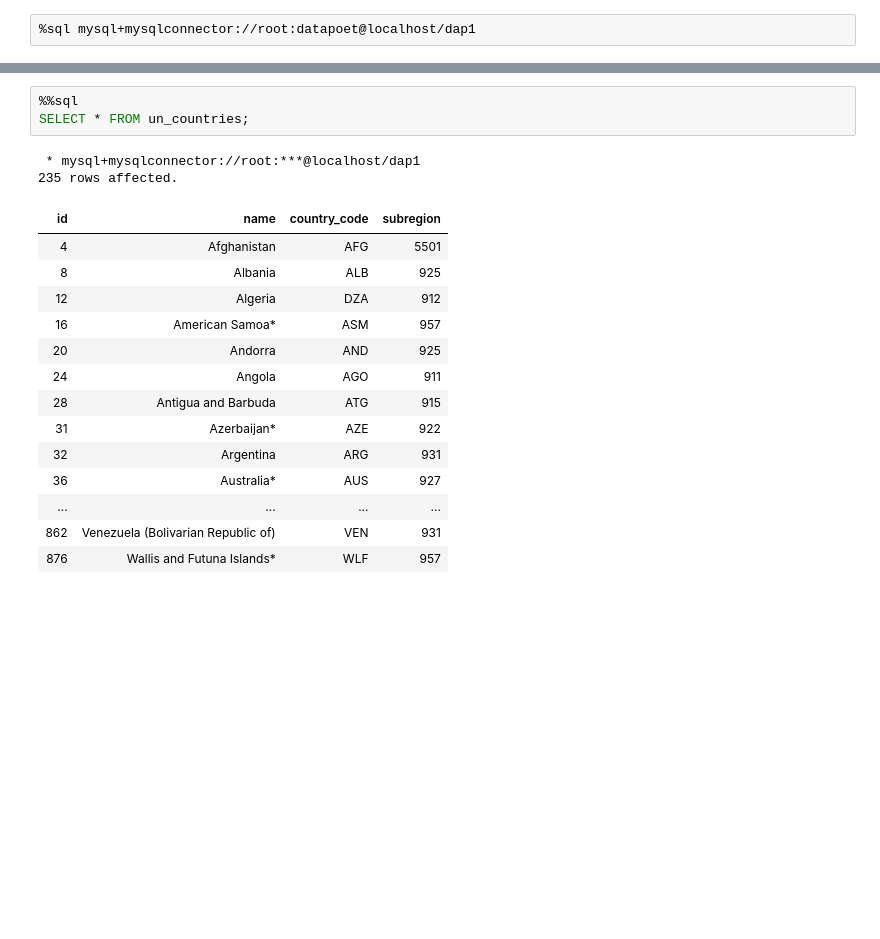
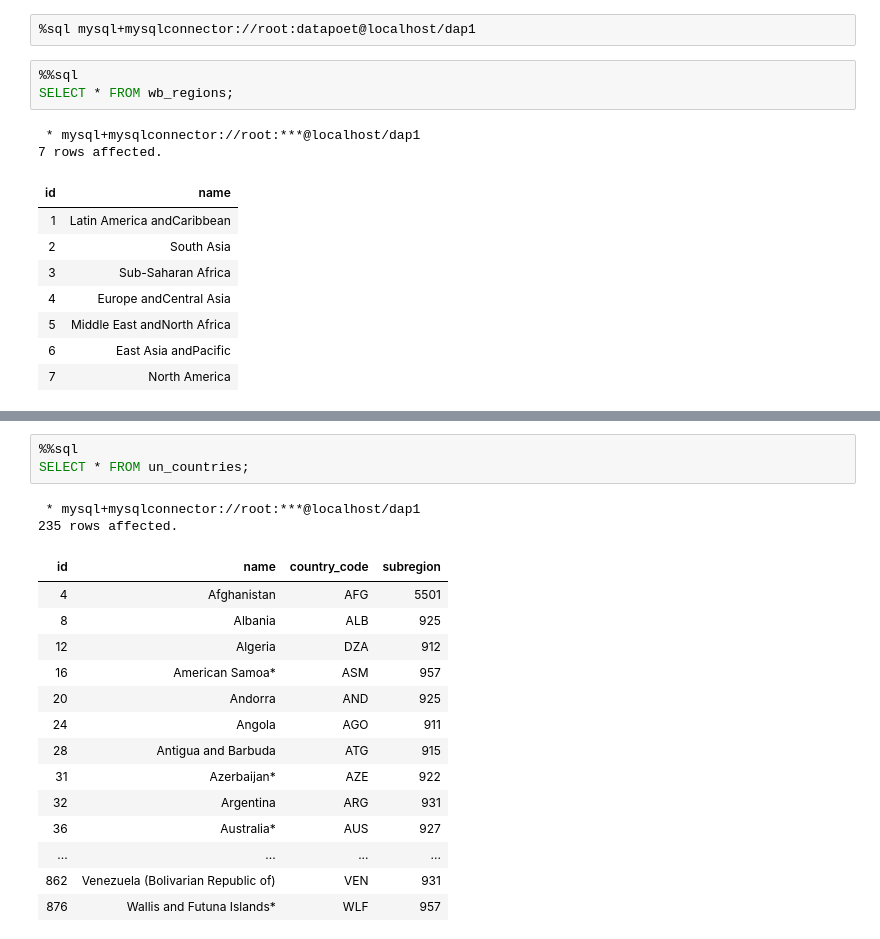
Before and after one commit to jsruano/dap1_migration_analysis, a Jupyter notebook: notebooks/2.2.3. Data preparation, configuration and data import.ipynb, the cells around one changed output, grey strips where cells are left out. Saved outputs shown, nothing was run; the diff lists cells and outputs as text; blank space fills up the shorter version.

```diff
--- a/notebooks/2.2.3. Data preparation, configuration and data import.ipynb
+++ b/notebooks/2.2.3. Data preparation, configuration and data import.ipynb
@@ -550,2 +337,16 @@ The sql extension is already loaded. To reload it, use:
 # %%
 %sql mysql+mysqlconnector://root:datapoet@localhost/dap1
+# %%
+%%sql
+SELECT * FROM wb_regions;
+# %% [output]
+ * mysql+mysqlconnector://root:***@localhost/dap1
+7 rows affected.
+| id | name |
+| 1 | Latin America andCaribbean |
+| 2 | South Asia |
+| 3 | Sub-Saharan Africa |
+| 4 | Europe andCentral Asia |
+| 5 | Middle East andNorth Africa |
+| 6 | East Asia andPacific |
+| 7 | North America |
```
Also changed, not shown: parts of 8 cells of this notebook, 5 other files.
